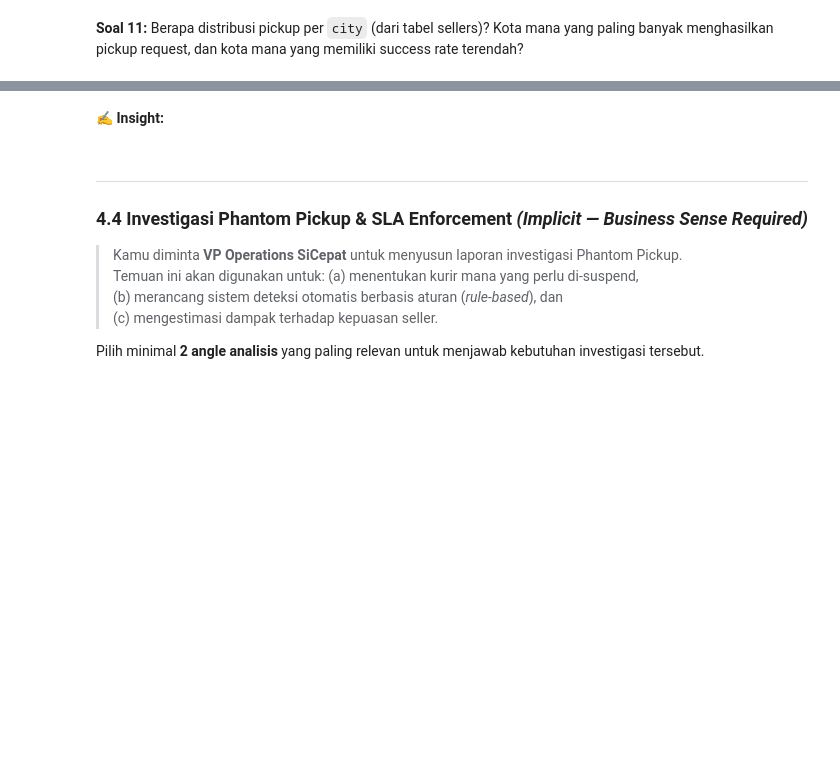
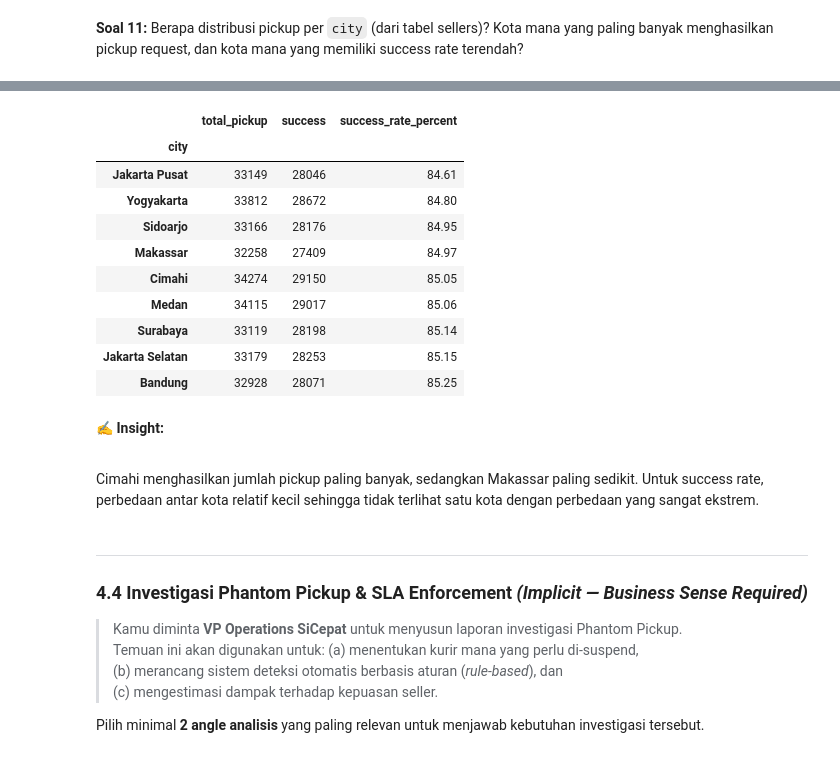
Before and after one commit to naufalarkan2004-spec/data_analysis_report_sicepat, a Jupyter notebook: m2_project_sicepat_RaffyReyhan.ipynb, the cells around one changed output, grey strips where cells are left out. Cells and saved outputs as stored; diff of their text form; code cells hidden in the pictures; blank space fills up the shorter version.

```diff
--- a/m2_project_sicepat_RaffyReyhan.ipynb
+++ b/m2_project_sicepat_RaffyReyhan.ipynb
@@ -948,0 +1282,18 @@ df_pickups["request_hour"] = (
+# %%
+df_pickups = df_pickups.merge(
+    seller_volume[["seller_segment"]],
+    left_on="seller_id",
+    right_index=True,
+    how="left"
+)
+
+seller_segment_gap = df_pickups.groupby(
+    "seller_segment"
+)["weight_gap_kg"].agg([
+    "mean",
+    "median",
+    "sum",
+    "count"
+])
+
+seller_segment_gap
@@ -963,3 +1347,8 @@ df_pickups["request_hour"] = (
 # %%
 # Soal 11
 # Hint: merge df_pickups dengan df_sellers untuk mendapatkan city
+pickup_city = df_pickups.merge(
+    df_sellers[["seller_id", "city"]],
+    on="seller_id",
+    how="left"
+)
@@ -966,7 +1371,36 @@ df_pickups["request_hour"] = (
+# %%
+city_success = pickup_city.groupby("city").agg(
+    total_pickup=("resi_no", "count"),
+    success=("pickup_status", lambda x: (x == "Success").sum())
+)
+
+city_success["success_rate_percent"] = (
+    city_success["success"] /
+    city_success["total_pickup"] *
+    100
+)
+
+city_success.sort_values(
+    "success_rate_percent"
+)
+# %% [output]
+|  | total_pickup | success | success_rate_percent |
+| city |  |  |  |
+| Jakarta Pusat | 33149 | 28046 | 84.61 |
+| Yogyakarta | 33812 | 28672 | 84.80 |
+| Sidoarjo | 33166 | 28176 | 84.95 |
+| Makassar | 32258 | 27409 | 84.97 |
+| Cimahi | 34274 | 29150 | 85.05 |
+| Medan | 34115 | 29017 | 85.06 |
+| Surabaya | 33119 | 28198 | 85.14 |
+| Jakarta Selatan | 33179 | 28253 | 85.15 |
+| Bandung | 32928 | 28071 | 85.25 |
 # %% [markdown]
 **✍️ Insight:**
 
 >
+# %% [markdown]
+Cimahi menghasilkan jumlah pickup paling banyak, sedangkan Makassar paling sedikit. Untuk success rate, perbedaan antar kota relatif kecil sehingga tidak terlihat satu kota dengan perbedaan yang sangat ekstrem.
 # %% [markdown]
 ---
 ### 4.4 Investigasi Phantom Pickup & SLA Enforcement *(Implicit — Business Sense Required)*
```
Also changed, not shown: parts of 64 cells of this notebook.
